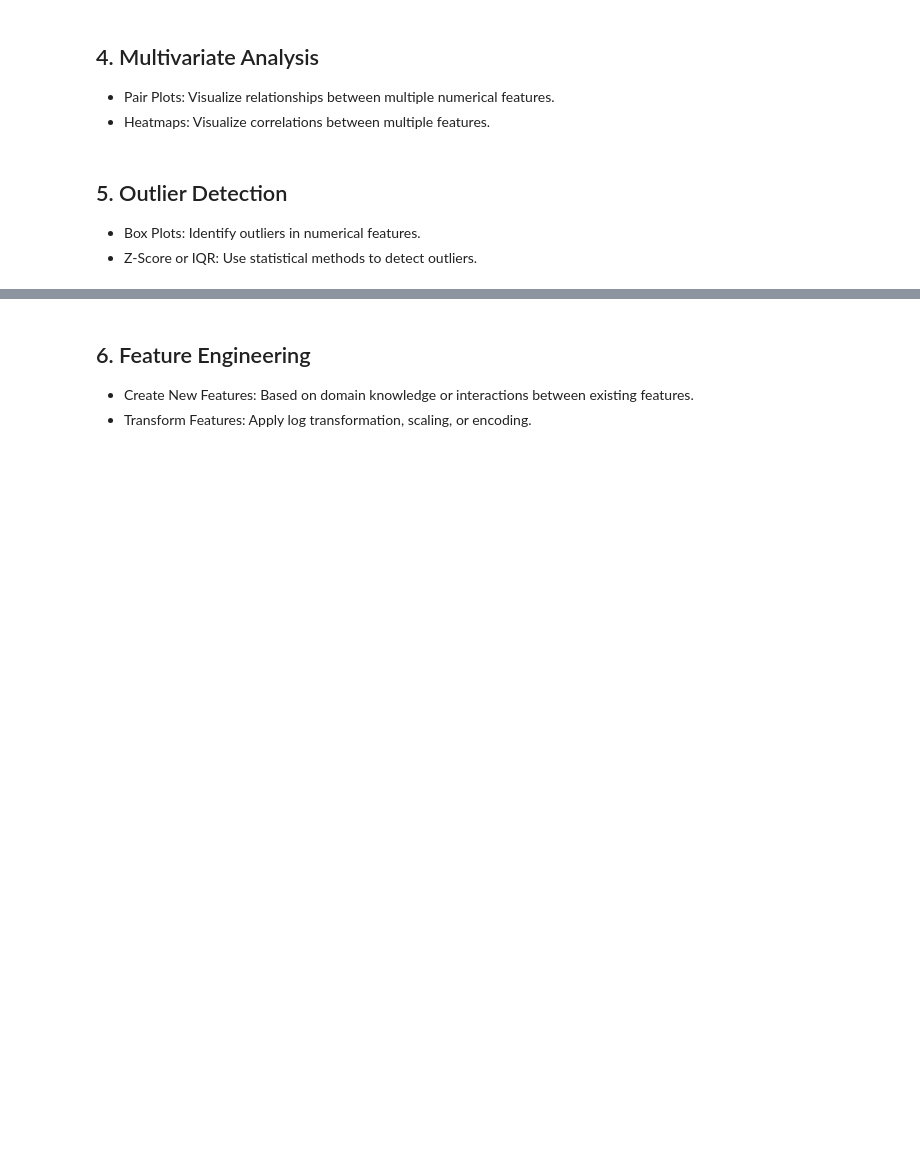
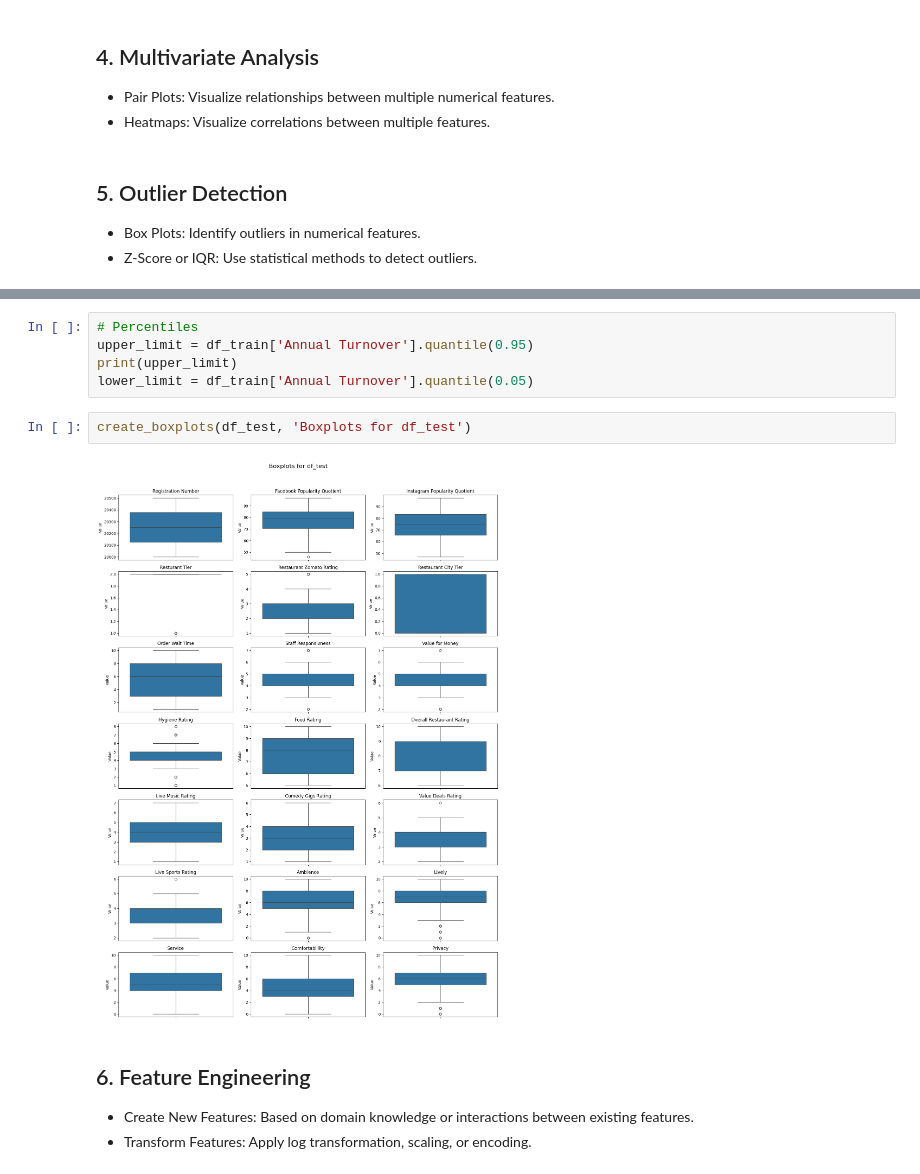
Before and after one commit to andresyarte/Restaurant-Turnover-Prediction, a Jupyter notebook: main.ipynb, the cells around one changed output, grey strips where cells are left out. Drawn from its saved outputs; the diff is of its cells as text; blank space fills up the shorter version.

```diff
--- a/main.ipynb
+++ b/main.ipynb
@@ -890,3 +909,12 @@ Restaurant Location and Restaurant Theme do not significantly impact the depende
+# %%
+# Percentiles
+upper_limit = df_train['Annual Turnover'].quantile(0.95)
+print(upper_limit)
+lower_limit = df_train['Annual Turnover'].quantile(0.05)
+# %%
+create_boxplots(df_test, 'Boxplots for df_test')
+# %% [output]
+[figure, added]
 # %% [markdown]
 ## 6. Feature Engineering
 - Create New Features: Based on domain knowledge or interactions between existing features.
```
Also changed, not shown: parts of 9 cells of this notebook.
